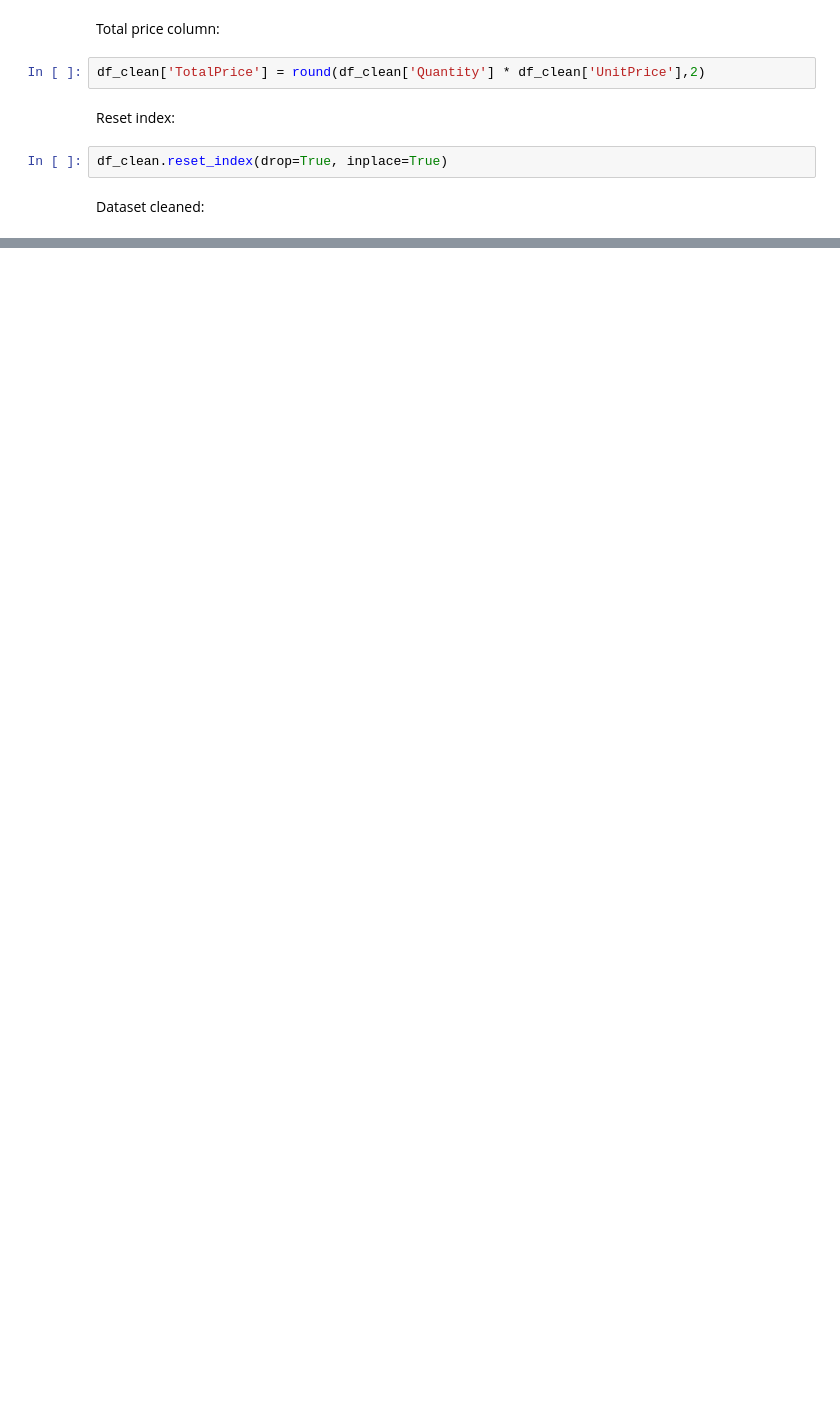
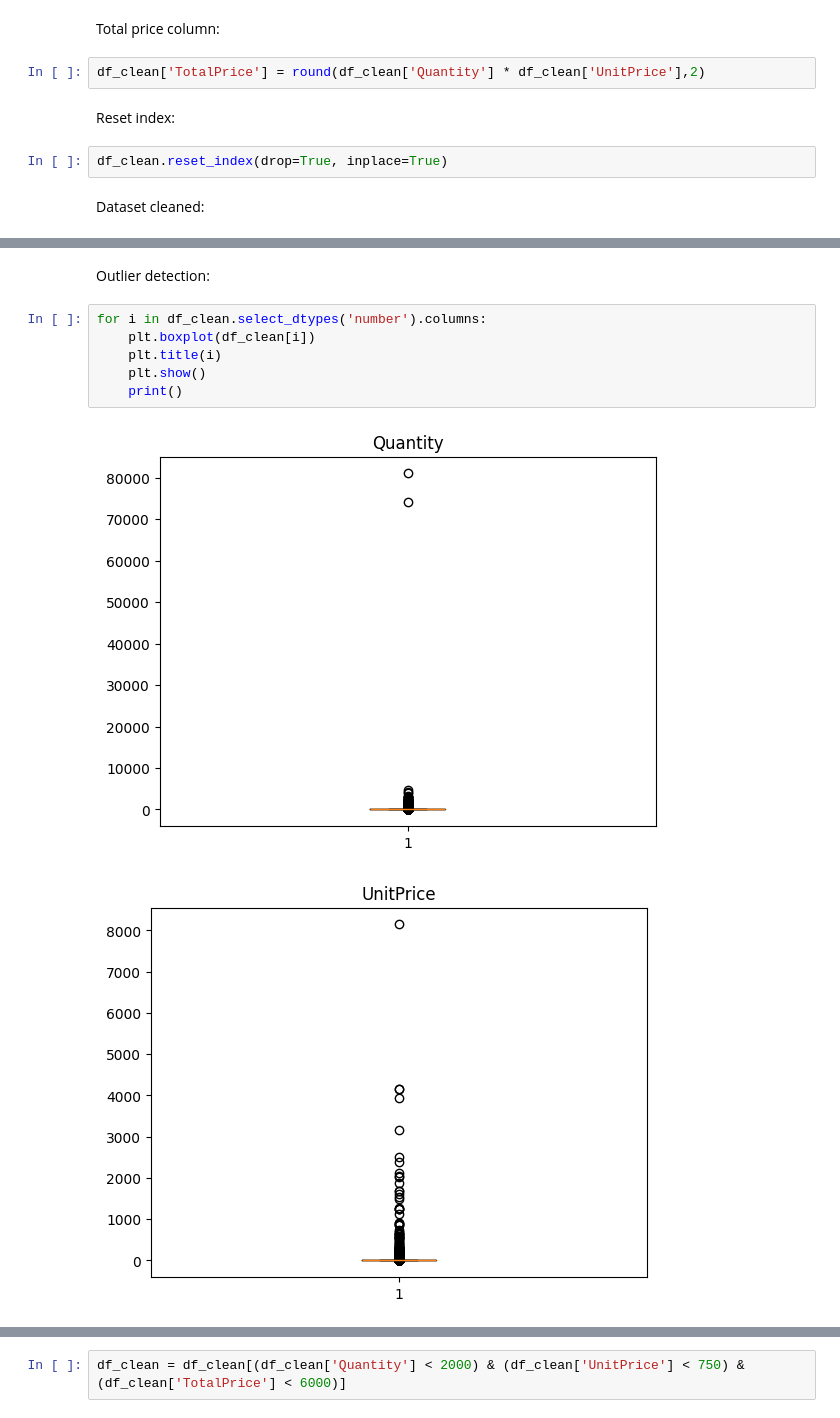
Before and after one commit to Vaisakh-Nirupam/Shopper_Spectrum, a Jupyter notebook: Shopper_Model.ipynb, the cells around one changed output, grey strips where cells are left out. Saved outputs shown, nothing was run; the diff lists cells and outputs as text; blank space fills up the shorter version.

```diff
--- a/Shopper_Model.ipynb
+++ b/Shopper_Model.ipynb
@@ -163,0 +194,11 @@ df_clean
+# %% [markdown]
+Outlier detection:
+# %%
+for i in df_clean.select_dtypes('number').columns:
+    plt.boxplot(df_clean[i])
+    plt.title(i)
+    plt.show()
+    print()
+# %% [output]
+[figure, added]
+[figure, added]
@@ -163,0 +207,2 @@ df_clean
+# %%
+df_clean = df_clean[(df_clean['Quantity'] < 2000) & (df_clean['UnitPrice'] < 750) &(df_clean['TotalPrice'] < 6000)]
```
Also changed, not shown: parts of 28 cells of this notebook.
